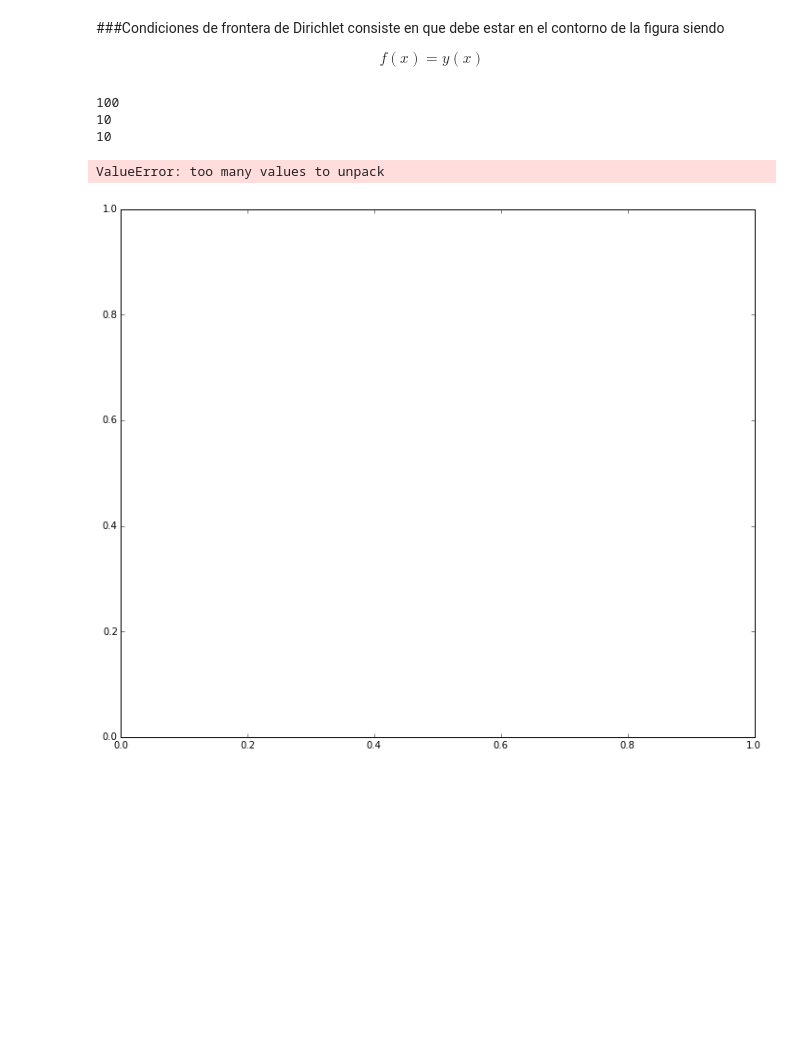
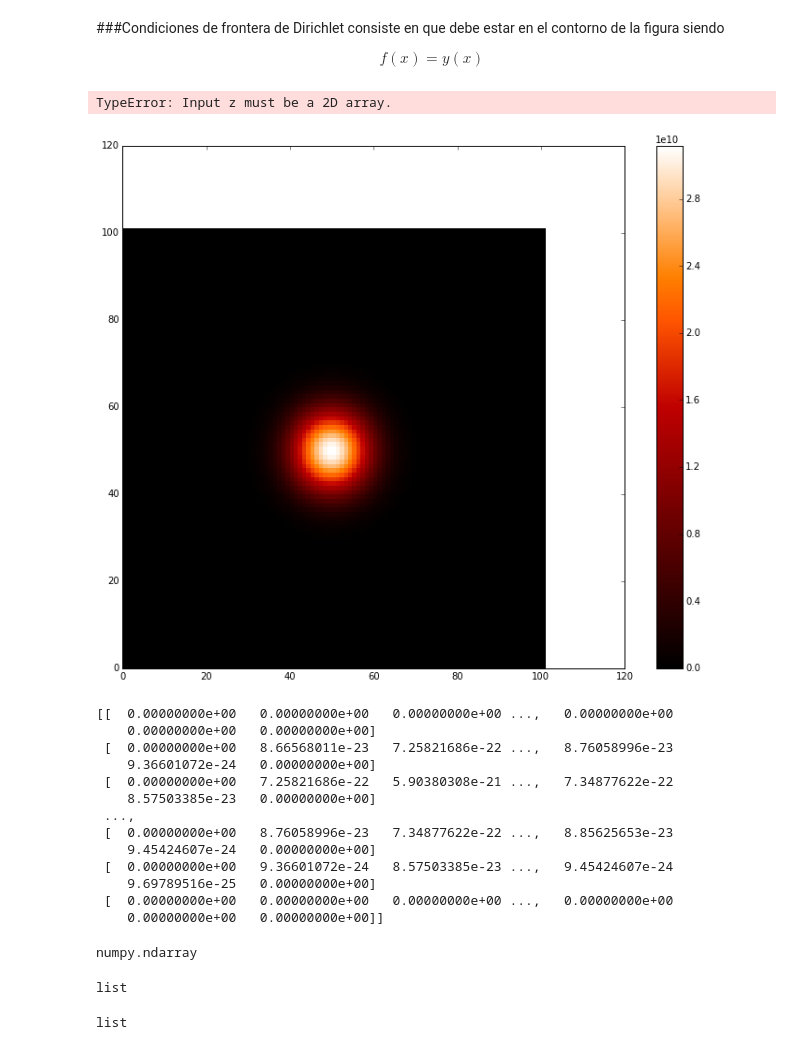
Before and after one commit to JAleAguilera/MC, a Jupyter notebook: Tareas/HW6/HW6.ipynb, the cells around one changed output. Saved outputs shown, nothing was run; the diff lists cells and outputs as text; code cells hidden in the pictures; blank space fills up the shorter version.

```diff
--- a/Tareas/HW6/HW6.ipynb
+++ b/Tareas/HW6/HW6.ipynb
@@ -55,7 +103,7 @@ e0=8.85e-12
 
 q=1e-2
 
-Nl=100
+Nl=101
 
 xmin=-Lado/2
 
@@ -69,7 +117,7 @@ zmin=-Lado/2
 
 zmax=Lado/2
 
-NumIter=1000
+NumIter=2
 
 G=6.674e-11
 # %% [markdown]
@@ -89,8 +137,11 @@ xx=np.linspace(xmin,xmax,Nl)
 yy=np.linspace(-ymin,-ymax,Nl)
 zz=np.linspace(-zmin,zmax, Nl)
 
-xmesh=np.meshgrid(xx)
-ymesh=np.meshgrid(yy)
+#xmesh=np.meshgrid(xx)
+#ymesh=np.meshgrid(yy)
+#zmesh=np.meshgrid(zz)
+
+xmesh,ymesh,zmesh = np.meshgrid(xx,yy,zz)
 
 dx=(xmax-xmin)/Nl
 dy=(ymax-ymin)/Nl
@@ -107,33 +158,62 @@ densidad[45:55,45:55,45:55] = cuadradoEn400
 
 campo = np.zeros((Nl,Nl,Nl))
 
-print len(densidad)
-print len(cuadrado)
-print len(cuadradoEn400)
+#print len(densidad)
+#print densidad[45:55,45:55,45:55]
+
+#print len(cuadradoEn400)
-# %% [output]
-100
-10
-10
 # %%
 #Se implementa el método de relación, inspirado en el cuaderno de Juan David Lizarazo
 
-#scaled_density=dx**2*density
+#sca=dx**2*densidad
 
-for __ in range(NumIter):
-    campo=1/4.*(np.roll(campo,1,axis=0)+np.roll(campo,-1,axis=0)+np.roll(campo,1,axis=1)+np.roll(campo,-1,axis=1))
-    campo[0]=0.
-    campo[-1]=0.
-    campo[:,0]=0.
-    campo[:,-1]=0.
+for __ in range(100):
+    densidad=(0.25)*(np.roll(densidad,1,axis=0)+np.roll(densidad,-1,axis=0)+
+                     np.roll(densidad,1,axis=1)+np.roll(densidad,-1,axis=1)+
+                     np.roll(densidad,1,axis=2)+np.roll(densidad,-1,axis=2))
+    #F=np.roll(densidad,-1,axis=2)
+    densidad[0]=0.
+    densidad[-1]=0.
+    densidad[:,0]=0.
+    densidad[:,-1]=0.
+    densidad[:,:,0]=0.
+    densidad[:,:,-1]=0.
 # %%
-#Gráficar
 plt.figure(figsize=(12,10))
-plt.pcolor(xmesh,ymesh,campo,cmap='gist_heat')
+plt.pcolor(densidad[50],cmap='gist_heat')
 plt.colorbar()
-plt.contour(xmesh,ymesh,campo)
+plt.contour(xmesh,ymesh,densidad)
 plt.xlim(xmin,xmax)
 plt.ylim(ymin,ymax)
 plt.show()
 # %% [output]
-ValueError: too many values to unpack
+TypeError: Input z must be a 2D array.
-[figure, old version]
+[figure, new version]
+# %%
+print densidad[50]
+# %% [output]
+[[  0.00000000e+00   0.00000000e+00   0.00000000e+00 ...,   0.00000000e+00
+    0.00000000e+00   0.00000000e+00]
+ [  0.00000000e+00   8.66568011e-23   7.25821686e-22 ...,   8.76058996e-23
+    9.36601072e-24   0.00000000e+00]
+ [  0.00000000e+00   7.25821686e-22   5.90380308e-21 ...,   7.34877622e-22
+    8.57503385e-23   0.00000000e+00]
+ ...,
+ [  0.00000000e+00   8.76058996e-23   7.34877622e-22 ...,   8.85625653e-23
+    9.45424607e-24   0.00000000e+00]
+ [  0.00000000e+00   9.36601072e-24   8.57503385e-23 ...,   9.45424607e-24
+    9.69789516e-25   0.00000000e+00]
+ [  0.00000000e+00   0.00000000e+00   0.00000000e+00 ...,   0.00000000e+00
+    0.00000000e+00   0.00000000e+00]]
+# %%
+densidad[50].__class__
+# %% [output]
+numpy.ndarray
+# %%
+ymesh.__class__
+# %% [output]
+list
+# %%
+xmesh.__class__
+# %% [output]
+list
```
Also changed, not shown: parts of 20 cells of this notebook.
